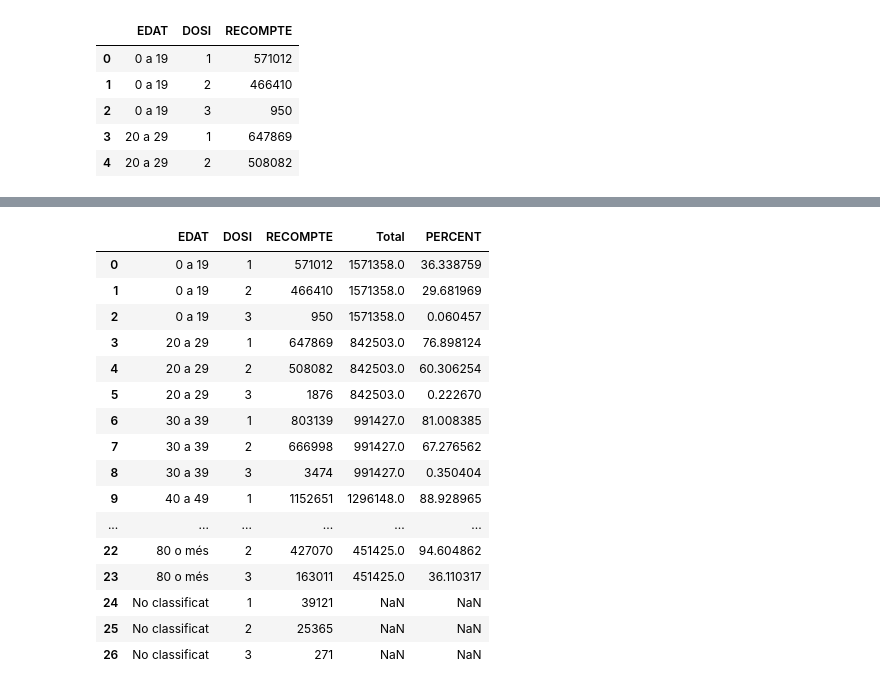
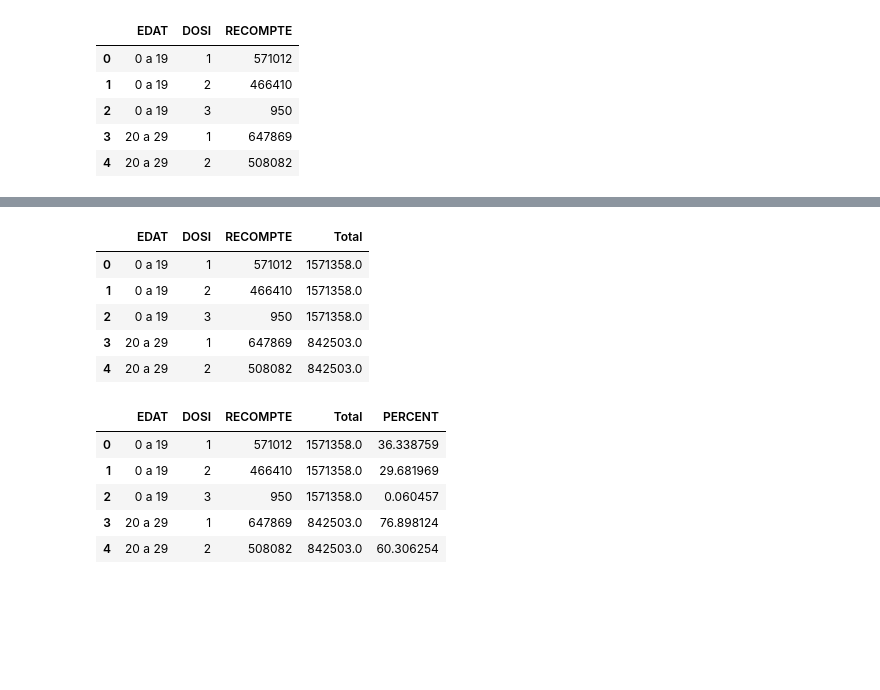
Before and after one commit to JosepAnSabate/Impacte-Covid19-per-estat-de-vacunacio, a Jupyter notebook: scripts/afectivitat_vacuna_covid.ipynb, the cells around one changed output, grey strips where cells are left out. Saved outputs shown, nothing was run; the diff lists cells and outputs as text; code cells hidden in the pictures; blank space fills up the shorter version.

```diff
--- a/scripts/afectivitat_vacuna_covid.ipynb
+++ b/scripts/afectivitat_vacuna_covid.ipynb
@@ -475,22 +455,21 @@ df_vac_dates_edat_m
+# %%
+df_vac_dates_edat_m.head()
+# Total = pobl en el rang d'edat
+# %% [output]
+|  | EDAT | DOSI | RECOMPTE | Total |
+| 0 | 0 a 19 | 1 | 571012 | 1571358.0 |
+| 1 | 0 a 19 | 2 | 466410 | 1571358.0 |
+| 2 | 0 a 19 | 3 | 950 | 1571358.0 |
+| 3 | 20 a 29 | 1 | 647869 | 842503.0 |
+| 4 | 20 a 29 | 2 | 508082 | 842503.0 |
 # %%
 df_vac_dates_edat_m['PERCENT'] = df_vac_dates_edat_m['RECOMPTE']/df_vac_dates_edat_m['Total']*100
 # %%
-df_vac_dates_edat_m
+df_vac_dates_edat_m.head()
 # %% [output]
 |  | EDAT | DOSI | RECOMPTE | Total | PERCENT |
 | 0 | 0 a 19 | 1 | 571012 | 1571358.0 | 36.338759 |
 | 1 | 0 a 19 | 2 | 466410 | 1571358.0 | 29.681969 |
 | 2 | 0 a 19 | 3 | 950 | 1571358.0 | 0.060457 |
 | 3 | 20 a 29 | 1 | 647869 | 842503.0 | 76.898124 |
 | 4 | 20 a 29 | 2 | 508082 | 842503.0 | 60.306254 |
-| 5 | 20 a 29 | 3 | 1876 | 842503.0 | 0.222670 |
-| 6 | 30 a 39 | 1 | 803139 | 991427.0 | 81.008385 |
-| 7 | 30 a 39 | 2 | 666998 | 991427.0 | 67.276562 |
-| 8 | 30 a 39 | 3 | 3474 | 991427.0 | 0.350404 |
-| 9 | 40 a 49 | 1 | 1152651 | 1296148.0 | 88.928965 |
-| ... | ... | ... | ... | ... | ... |
-| 22 | 80 o més | 2 | 427070 | 451425.0 | 94.604862 |
-| 23 | 80 o més | 3 | 163011 | 451425.0 | 36.110317 |
-| 24 | No classificat | 1 | 39121 | NaN | NaN |
-| 25 | No classificat | 2 | 25365 | NaN | NaN |
-| 26 | No classificat | 3 | 271 | NaN | NaN |
```
Also changed, not shown: parts of 30 cells of this notebook.
